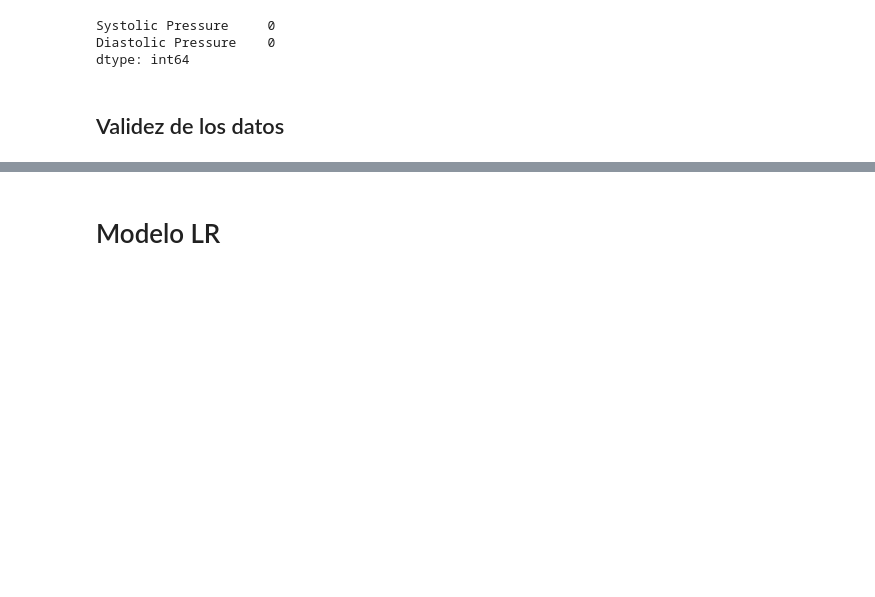
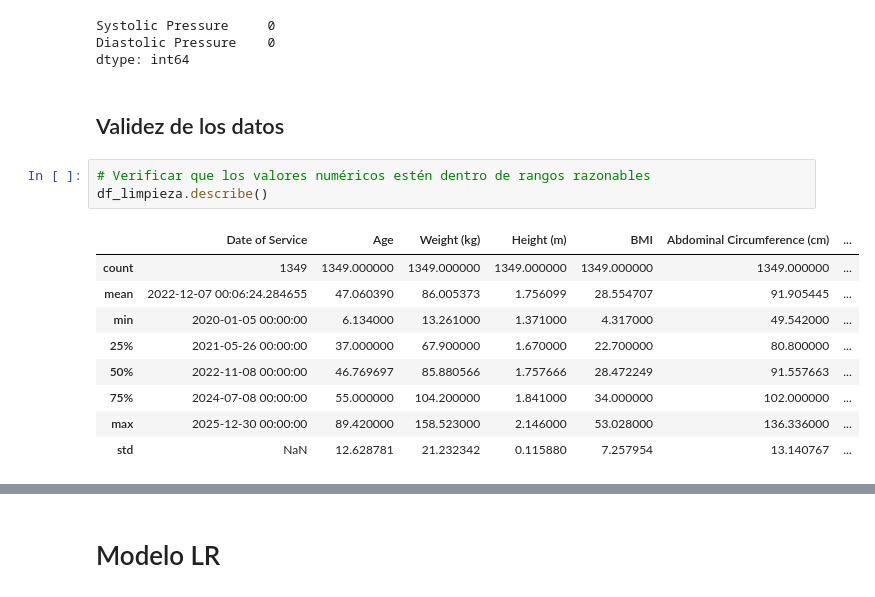
Before and after one commit to ML-2026-10/Lab1-LinearRegression, a Jupyter notebook: ml_lab1.ipynb, the cells around one changed output, grey strips where cells are left out. Saved outputs shown, nothing was run; the diff lists cells and outputs as text; blank space fills up the shorter version.

```diff
--- a/ml_lab1.ipynb
+++ b/ml_lab1.ipynb
@@ -474,3 +474,16 @@ Diastolic Pressure    0
 dtype: int64
 # %% [markdown]
 ## Validez de los datos
+# %%
+# Verificar que los valores numéricos estén dentro de rangos razonables
+df_limpieza.describe()
+# %% [output]
+|  | Date of Service | Age | Weight (kg) | Height (m) | BMI | Abdominal Circumference (cm) | ... |
+| count | 1349 | 1349.000000 | 1349.000000 | 1349.000000 | 1349.000000 | 1349.000000 | ... |
+| mean | 2022-12-07 00:06:24.284655 | 47.060390 | 86.005373 | 1.756099 | 28.554707 | 91.905445 | ... |
+| min | 2020-01-05 00:00:00 | 6.134000 | 13.261000 | 1.371000 | 4.317000 | 49.542000 | ... |
+| 25% | 2021-05-26 00:00:00 | 37.000000 | 67.900000 | 1.670000 | 22.700000 | 80.800000 | ... |
+| 50% | 2022-11-08 00:00:00 | 46.769697 | 85.880566 | 1.757666 | 28.472249 | 91.557663 | ... |
+| 75% | 2024-07-08 00:00:00 | 55.000000 | 104.200000 | 1.841000 | 34.000000 | 102.000000 | ... |
+| max | 2025-12-30 00:00:00 | 89.420000 | 158.523000 | 2.146000 | 53.028000 | 136.336000 | ... |
+| std | NaN | 12.628781 | 21.232342 | 0.115880 | 7.257954 | 13.140767 | ... |
```
Also changed, not shown: parts of 8 cells of this notebook.
